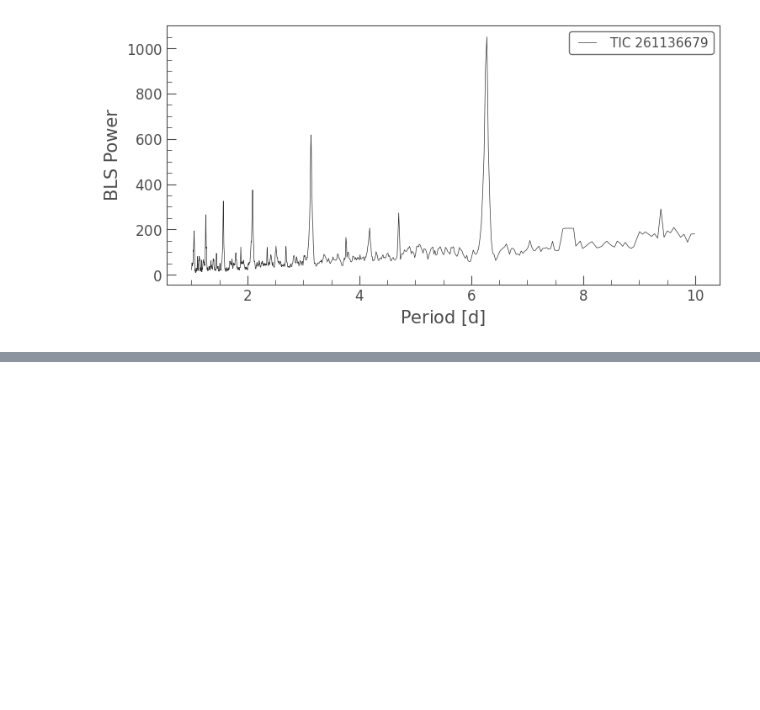
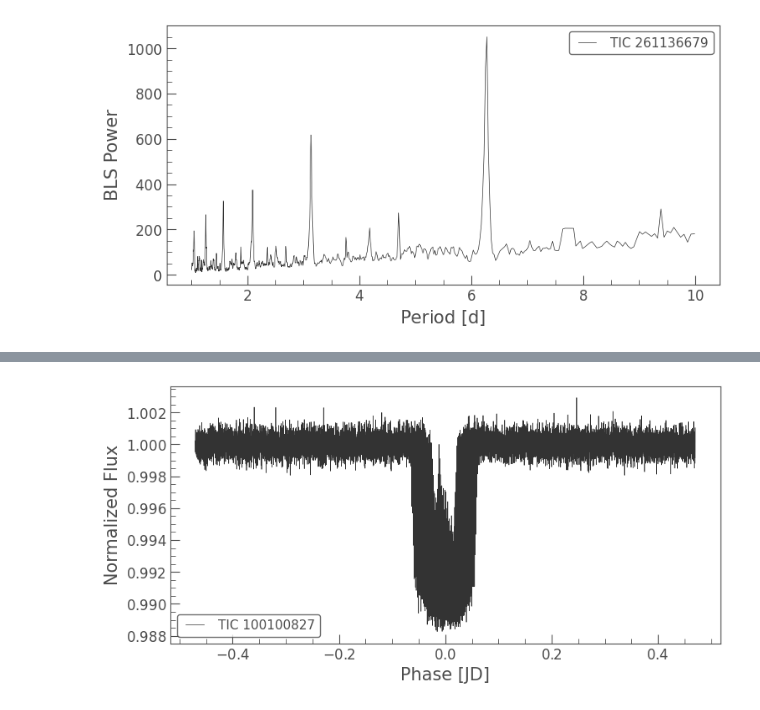
Before and after one commit to lorddarthroro/TESS-Exoplanet-Transit-Detection-Using-Light-Curve-Analysis, a Jupyter notebook: tess_exoplanet_transit_detection.ipynb, the cells around one changed output, grey strips where cells are left out. Saved outputs shown, nothing was run; the diff lists cells and outputs as text; code cells hidden in the pictures; blank space fills up the shorter version.

```diff
--- a/tess_exoplanet_transit_detection.ipynb
+++ b/tess_exoplanet_transit_detection.ipynb
@@ -77,0 +122,12 @@ plt.show()
+# %%
+# Fold light curve using known orbital period of Pi Mensae c
+phase_folded_lc = processed_lc.fold(
+    period=.94,
+    epoch_time=1346.02
+)
+
+# Plot folded transit signal
+phase_folded_lc.plot()
+plt.show()
+# %% [output]
+[figure, added]
```
Also changed, not shown: parts of 7 cells of this notebook.
